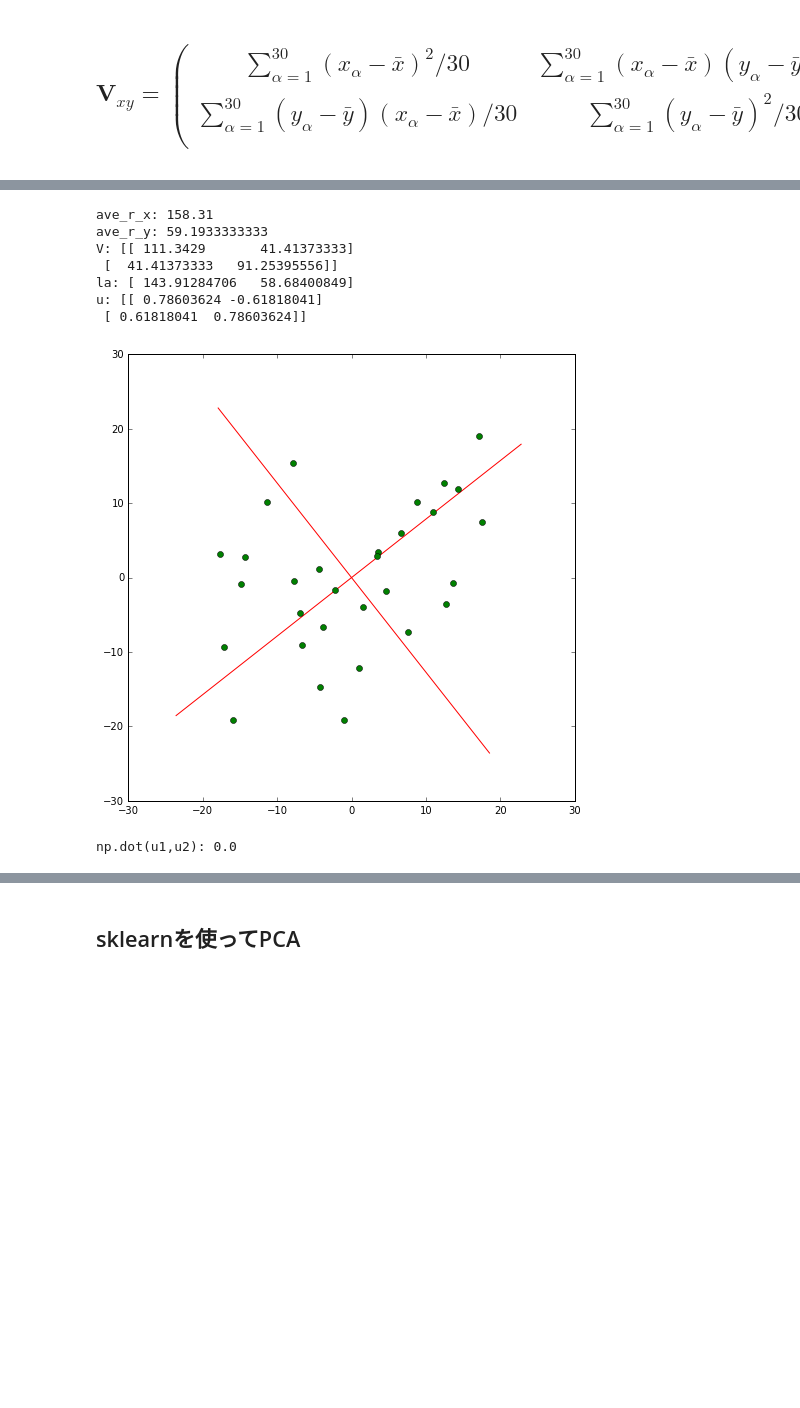
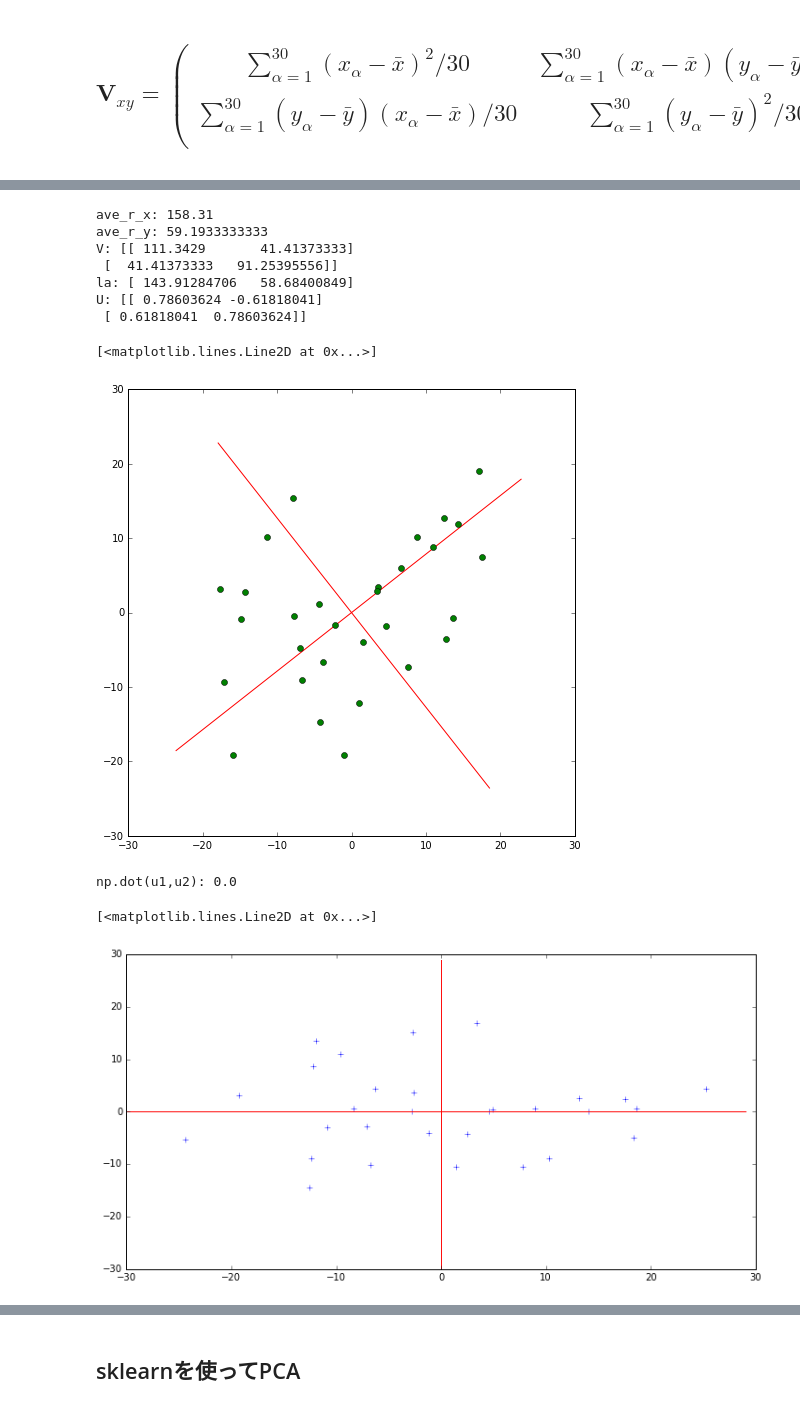
Before and after one commit to karunru/pca_test, a Jupyter notebook: PCA.ipynb, the cells around one changed output, grey strips where cells are left out. Cells and saved outputs as stored; diff of their text form; code cells hidden in the pictures; blank space fills up the shorter version.

```diff
--- a/PCA.ipynb
+++ b/PCA.ipynb
@@ -38,19 +44,19 @@ V[1][1] = np.dot(x_y, x_y.T) / 30
 # %%
 # 分散共分散行列の固有値,固有ベクトルを計算
-la, u = np.linalg.eig(V)
+la, U = np.linalg.eig(V)
 # %%
 print("ave_r_x:", ave_r_x)
 print("ave_r_y:", ave_r_y)
 print("V:", V)
 print("la:", la)
-print("u:", u)
+print("U:", U)
 # %% [output]
 ave_r_x: 158.31
 ave_r_y: 59.1933333333
 V: [[ 111.3429       41.41373333]
  [  41.41373333   91.25395556]]
 la: [ 143.91284706   58.68400849]
-u: [[ 0.78603624 -0.61818041]
+U: [[ 0.78603624 -0.61818041]
  [ 0.61818041  0.78603624]]
 # %%
 
@@ -68,12 +74,11 @@ u2_y = u2_y * u[1][1]
 # %%
 plt.figure(figsize=(8,8)) # グラフの縦横比を8inchで固定
-# plt.plot(rx,ry,"bo") # 実データを青でプロット
+# plt.plot(r_x,r_y,"bo") # 実データを青でプロット
 plt.plot(u1_x,u1_y,"-r") # u1を赤でプロット
 plt.plot(u2_x,u2_y,"-r") # u2を赤でプロット
 plt.plot(x_x, x_y, "go") # 原点移動したデータを緑でプロット
-plt.gca().set_aspect('equal', adjustable='box') # グラフの縦横比を1:1にする
-plt.show()
 # %% [output]
+[<matplotlib.lines.Line2D at 0x...>]
 [figure]
 # %%
 # u1とu2が直交してないっぽく見えたから内積0になるかどうかで確認
@@ -82,3 +87,14 @@ u2 = u[:,1]
 print("np.dot(u1,u2):", np.dot(u1,u2))
 # %% [output]
 np.dot(u1,u2): 0.0
+# %%
+xi= U[0][0] * x_x + U[1][0] * x_y
+eta = U[0][1] * x_x + U[1][1] * x_y
+# %%
+plt.figure(figsize=(12, 6))
+plt.plot(xi, eta, "b+")
+plt.plot(np.zeros(60), np.arange(-30,30,1) , "-r")
+plt.plot(np.arange(-30,30,1), np.zeros(60) , "-r")
+# %% [output]
+[<matplotlib.lines.Line2D at 0x...>]
+[figure, added]
```
Also changed, not shown: parts of 15 cells of this notebook.
